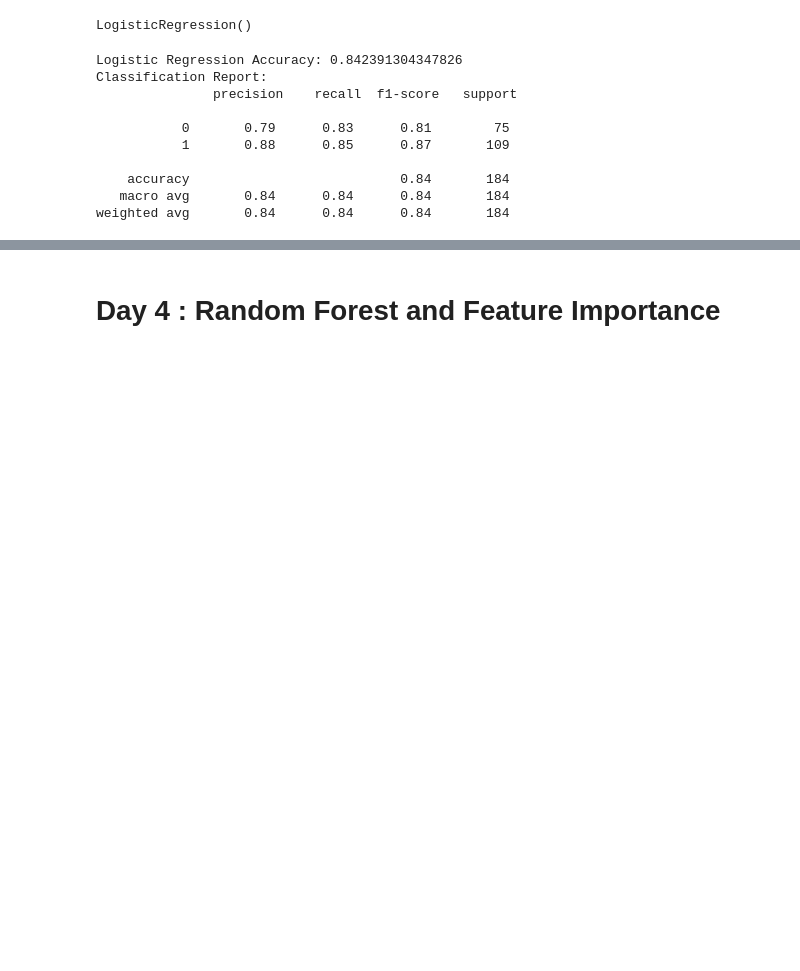
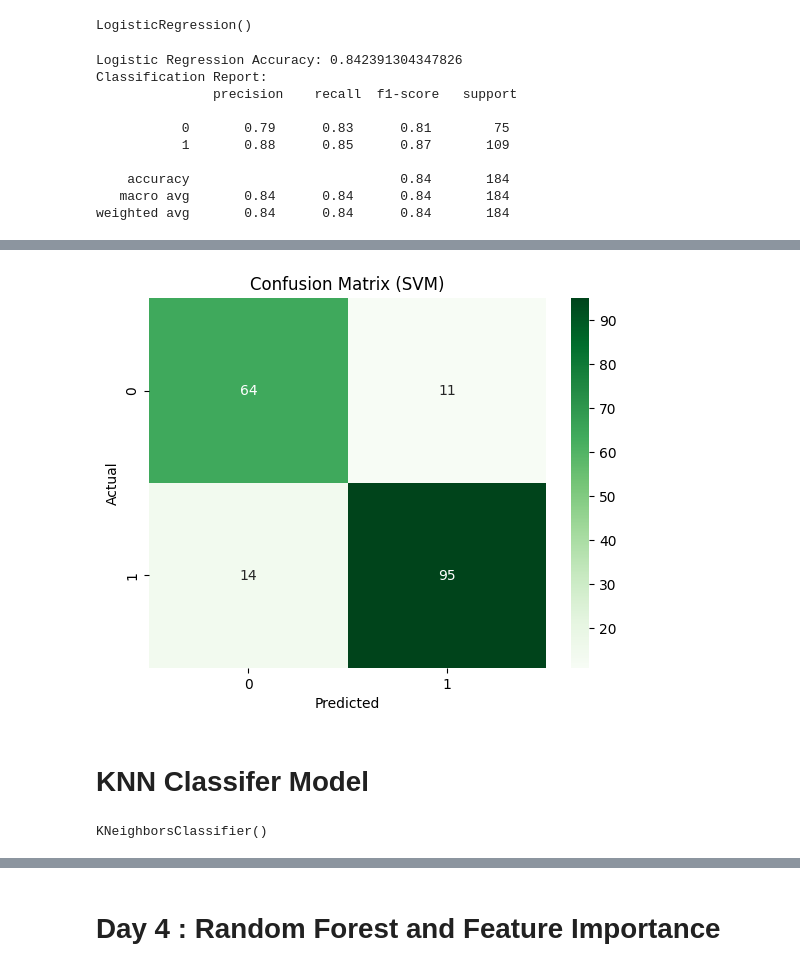
Before and after one commit to StoryWeaversGuild/Heart_Disease_Predictor, a Jupyter notebook: Heart_Disease_Predictor.ipynb, the cells around one changed output, grey strips where cells are left out. Saved outputs shown, nothing was run; the diff lists cells and outputs as text; code cells hidden in the pictures; blank space fills up the shorter version.

```diff
--- a/Heart_Disease_Predictor.ipynb
+++ b/Heart_Disease_Predictor.ipynb
@@ -155,0 +166,3 @@ weighted avg       0.84      0.84      0.84       184
+# %%
+svm_model = SVC(random_state=42)
+svm_model.fit(X_train_scaled, y_train)
@@ -155,0 +171,2 @@ weighted avg       0.84      0.84      0.84       184
+# %%
+y_pred_svm = svm_model.predict(X_test_scaled)
@@ -155,0 +191,11 @@ weighted avg       0.84      0.84      0.84       184
+# %%
+cm_svm = confusion_matrix(y_test, y_pred_svm)
+sns.heatmap(cm_svm, annot=True, fmt='d', cmap='Greens')
+plt.title('Confusion Matrix (SVM)')
+plt.xlabel('Predicted')
+plt.ylabel('Actual')
+plt.show()
+# %% [output]
+[figure, added]
+# %% [markdown]
+# **KNN Classifer Model**
@@ -155,0 +204,5 @@ weighted avg       0.84      0.84      0.84       184
+# %%
+knn_model = KNeighborsClassifier(n_neighbors=5)
+knn_model.fit(X_train_scaled, y_train)
+# %% [output]
+KNeighborsClassifier()
```
Also changed, not shown: parts of 55 cells of this notebook.
